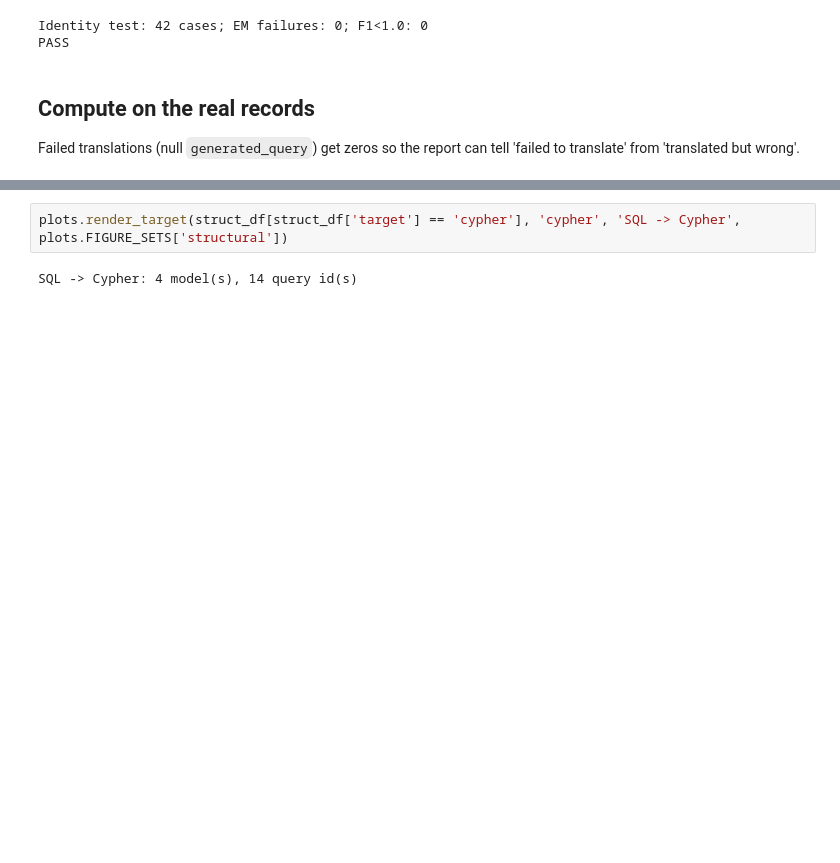
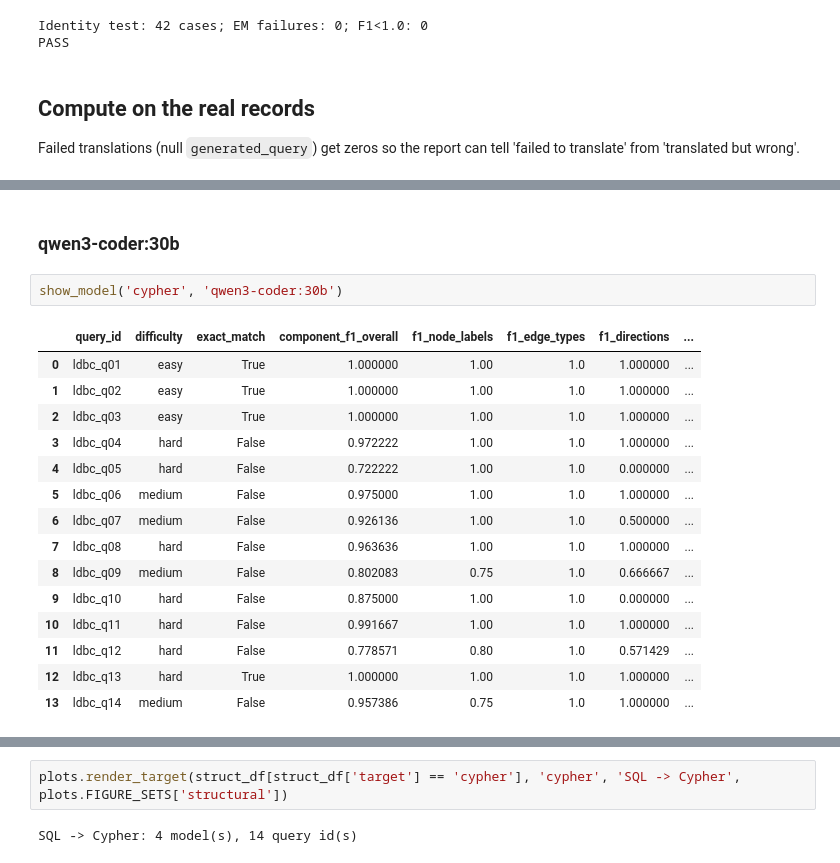
Before and after one commit to obonovai/sql2graph, a Jupyter notebook: eval/notebooks/03_structural_metrics.ipynb, the cells around one changed output, grey strips where cells are left out. Cells and saved outputs as stored; diff of their text form; blank space fills up the shorter version.

```diff
--- a/eval/notebooks/03_structural_metrics.ipynb
+++ b/eval/notebooks/03_structural_metrics.ipynb
@@ -138,0 +122,20 @@ from harness import plots
+# %% [markdown]
+### qwen3-coder:30b
+# %%
+show_model('cypher', 'qwen3-coder:30b')
+# %% [output]
+|  | query_id | difficulty | exact_match | component_f1_overall | f1_node_labels | f1_edge_types | f1_directions | ... |
+| 0 | ldbc_q01 | easy | True | 1.000000 | 1.00 | 1.0 | 1.000000 | ... |
+| 1 | ldbc_q02 | easy | True | 1.000000 | 1.00 | 1.0 | 1.000000 | ... |
+| 2 | ldbc_q03 | easy | True | 1.000000 | 1.00 | 1.0 | 1.000000 | ... |
+| 3 | ldbc_q04 | hard | False | 0.972222 | 1.00 | 1.0 | 1.000000 | ... |
+| 4 | ldbc_q05 | hard | False | 0.722222 | 1.00 | 1.0 | 0.000000 | ... |
+| 5 | ldbc_q06 | medium | False | 0.975000 | 1.00 | 1.0 | 1.000000 | ... |
+| 6 | ldbc_q07 | medium | False | 0.926136 | 1.00 | 1.0 | 0.500000 | ... |
+| 7 | ldbc_q08 | hard | False | 0.963636 | 1.00 | 1.0 | 1.000000 | ... |
+| 8 | ldbc_q09 | medium | False | 0.802083 | 0.75 | 1.0 | 0.666667 | ... |
+| 9 | ldbc_q10 | hard | False | 0.875000 | 1.00 | 1.0 | 0.000000 | ... |
+| 10 | ldbc_q11 | hard | False | 0.991667 | 1.00 | 1.0 | 1.000000 | ... |
+| 11 | ldbc_q12 | hard | False | 0.778571 | 0.80 | 1.0 | 0.571429 | ... |
+| 12 | ldbc_q13 | hard | True | 1.000000 | 1.00 | 1.0 | 1.000000 | ... |
+| 13 | ldbc_q14 | medium | False | 0.957386 | 0.75 | 1.0 | 1.000000 | ... |
```
Also changed, not shown: parts of 51 cells of this notebook, 20 other files.
